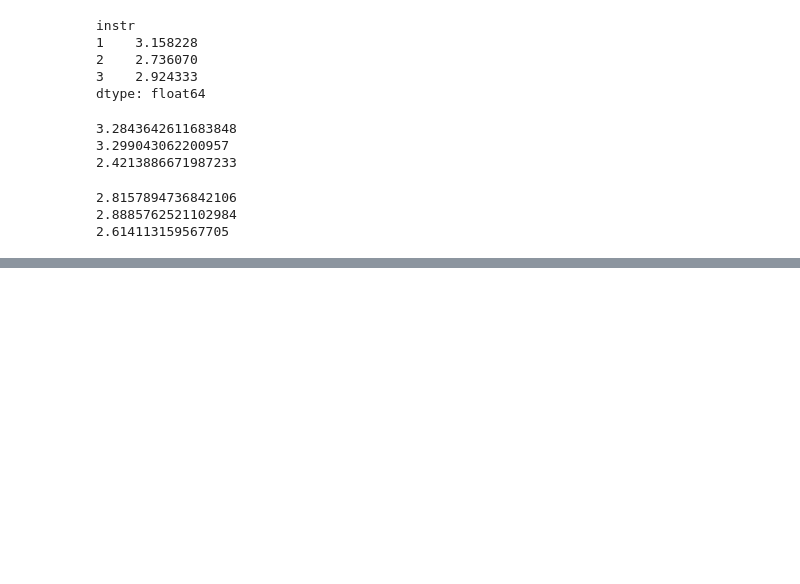
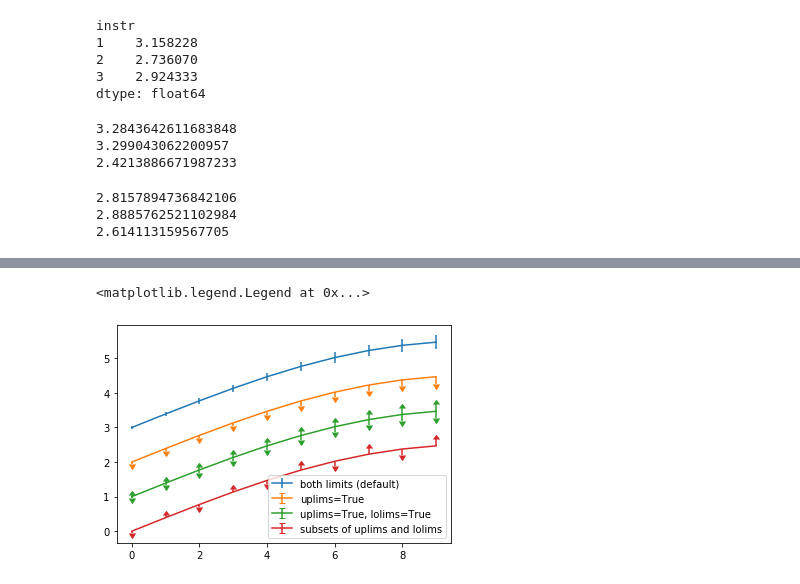
Before and after one commit to jensbackvall/DataScienceKEA2020, a Jupyter notebook: ThomasNotebook.ipynb, the cells around one changed output, grey strips where cells are left out. Cells and saved outputs as stored; diff of their text form; code cells hidden in the pictures; blank space fills up the shorter version.

```diff
--- a/ThomasNotebook.ipynb
+++ b/ThomasNotebook.ipynb
@@ -271,0 +315,31 @@ class
+# %%
+# This is ust an example for learning how to do this, but I can't understand it properly right now.
+# I want to create this kind of plot, with the questions 13 - 28 as the x-axis and the mean answers
+# of these questions as the y-axis, with standard mean deviation in the code that I have started above this
+...Thomas?
+
+import numpy as np
+import matplotlib.pyplot as plt
+
+
+fig = plt.figure()
+x = np.arange(10)
+y = 2.5 * np.sin(x / 20 * np.pi)
+yerr = np.linspace(0.05, 0.2, 10)
+
+plt.errorbar(x, y + 3, yerr=yerr, label='both limits (default)')
+
+plt.errorbar(x, y + 2, yerr=yerr, uplims=True, label='uplims=True')
+
+plt.errorbar(x, y + 1, yerr=yerr, uplims=True, lolims=True,
+             label='uplims=True, lolims=True')
+
+upperlimits = [True, False] * 5
+lowerlimits = [False, True] * 5
+plt.errorbar(x, y, yerr=yerr, uplims=upperlimits, lolims=lowerlimits,
+             label='subsets of uplims and lolims')
+
+plt.legend(loc='lower right')
+# %% [output]
+<matplotlib.legend.Legend at 0x...>
+[figure, added]
```
Also changed, not shown: parts of 3 cells of this notebook.
